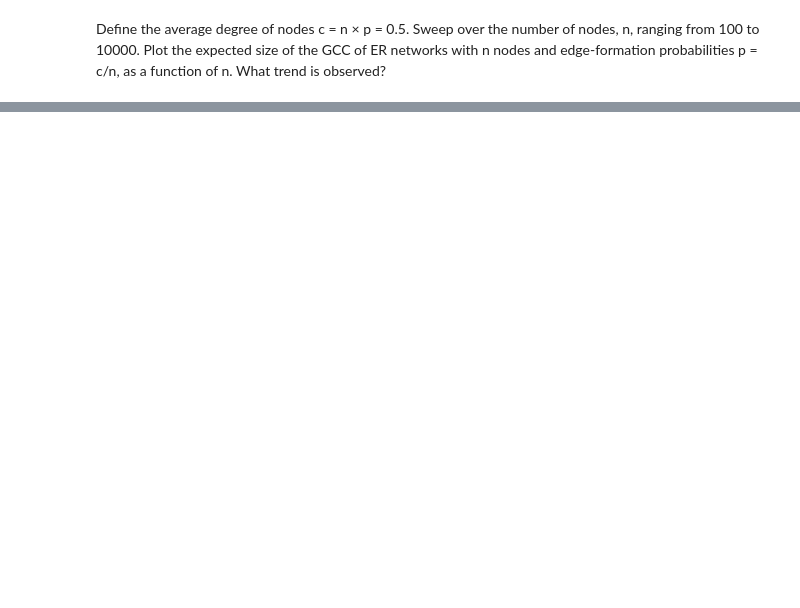
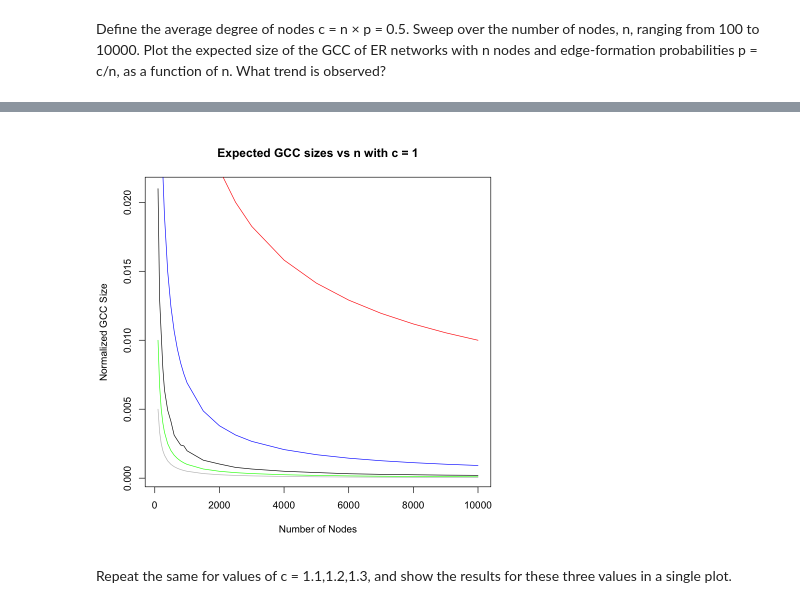
Before and after one commit to ddepe/Random-Graphs-and-Random-Walks, a Jupyter notebook: Project 1 Part 1.ipynb, the cells around one changed output, grey strips where cells are left out. Saved outputs shown, nothing was run; the diff lists cells and outputs as text; code cells hidden in the pictures; blank space fills up the shorter version.

```diff
--- a/Project 1 Part 1.ipynb
+++ b/Project 1 Part 1.ipynb
@@ -163,0 +191,28 @@ Define the average degree of nodes c = n × p = 0.5. Sweep over the number of no
+# %%
+const = 1
+n_list = c(100, 150, 200, 250, 300, 400, 500, 600, 700, 800, 900, 1000, 1500, 2000, 2500, 3000, 4000, 5000, 6000, 7000, 8000, 9000, 10000)
+prob_list = const / n_list
+
+prob_len = length(prob_list)
+iter = 1000
+avg_gcc = c(1:prob_len)
+
+for (i in 1:prob_len){
+    gcc_list = c(1:iter)
+    for (j in 1:iter){
+        g_np = sample_gnp(n=n_list[i], p=prob_list[i], directed = FALSE)
+        gcc = clusters(g_np)$csize[1]/n_list[i]
+        gcc_list[j] = gcc
+    }
+    avg_gcc[i] = mean(gcc_list)
+}
+# %%
+plot(n_list, avg_gcc, type = "l", main="Expected GCC sizes vs n with c = 1", ylab="Normalized GCC Size", xlab="Number of Nodes")
+lines(n_list,log(n_list)/n_list,col="blue")
+lines(n_list,1/(n_list),col="green")
+lines(n_list,sqrt(n_list)/n_list,col="red")
+lines(n_list,prob_list,col="grey")
+# %% [output]
+[figure, added]
+# %% [markdown]
+Repeat the same for values of c = 1.1,1.2,1.3, and show the results for these three values in a single plot.
```
Also changed, not shown: parts of 36 cells of this notebook, 1 other file.
